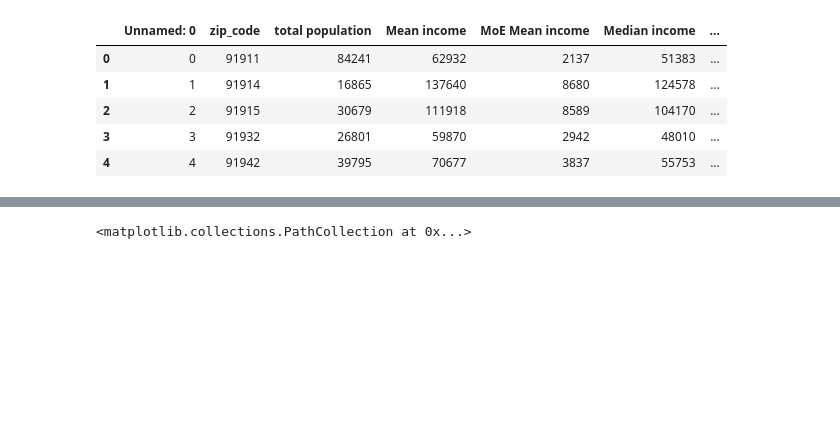
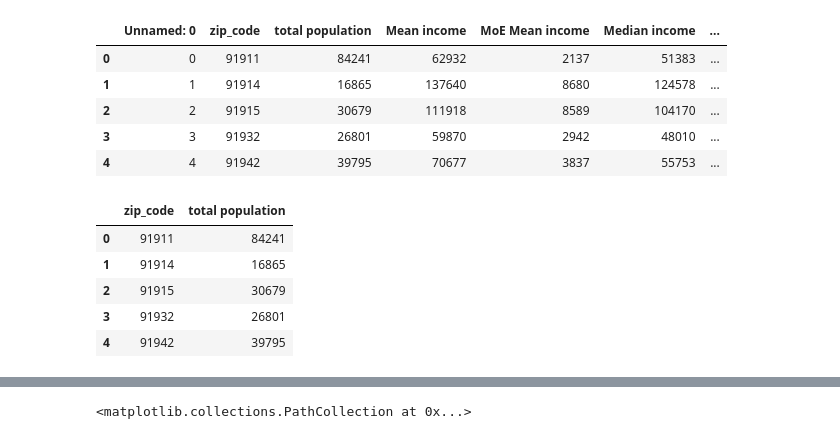
Before and after one commit to farhadOmidvar/311-San-Diego, a Jupyter notebook: notebooks/charts_all.ipynb, the cells around one changed output, grey strips where cells are left out. Saved outputs shown, nothing was run; the diff lists cells and outputs as text; code cells hidden in the pictures; blank space fills up the shorter version.

```diff
--- a/notebooks/charts_all.ipynb
+++ b/notebooks/charts_all.ipynb
@@ -164,6 +162,15 @@ pop_income_df.head()
 # %%
 zip_gp = final_df.groupby('zip_code', as_index=False)
 med_income = zip_gp['Median income'].mean()
 zip_calls = zip_gp['service_request_id'].count()
+total_pop = zip_gp['total population'].first()
+total_pop.head()
+# %% [output]
+|  | zip_code | total population |
+| 0 | 91911 | 84241 |
+| 1 | 91914 | 16865 |
+| 2 | 91915 | 30679 |
+| 3 | 91932 | 26801 |
+| 4 | 91942 | 39795 |
 # %%
 calls_income = med_income.merge(zip_calls, on='zip_code', how='outer')
```
Also changed, not shown: parts of 4 cells of this notebook.
